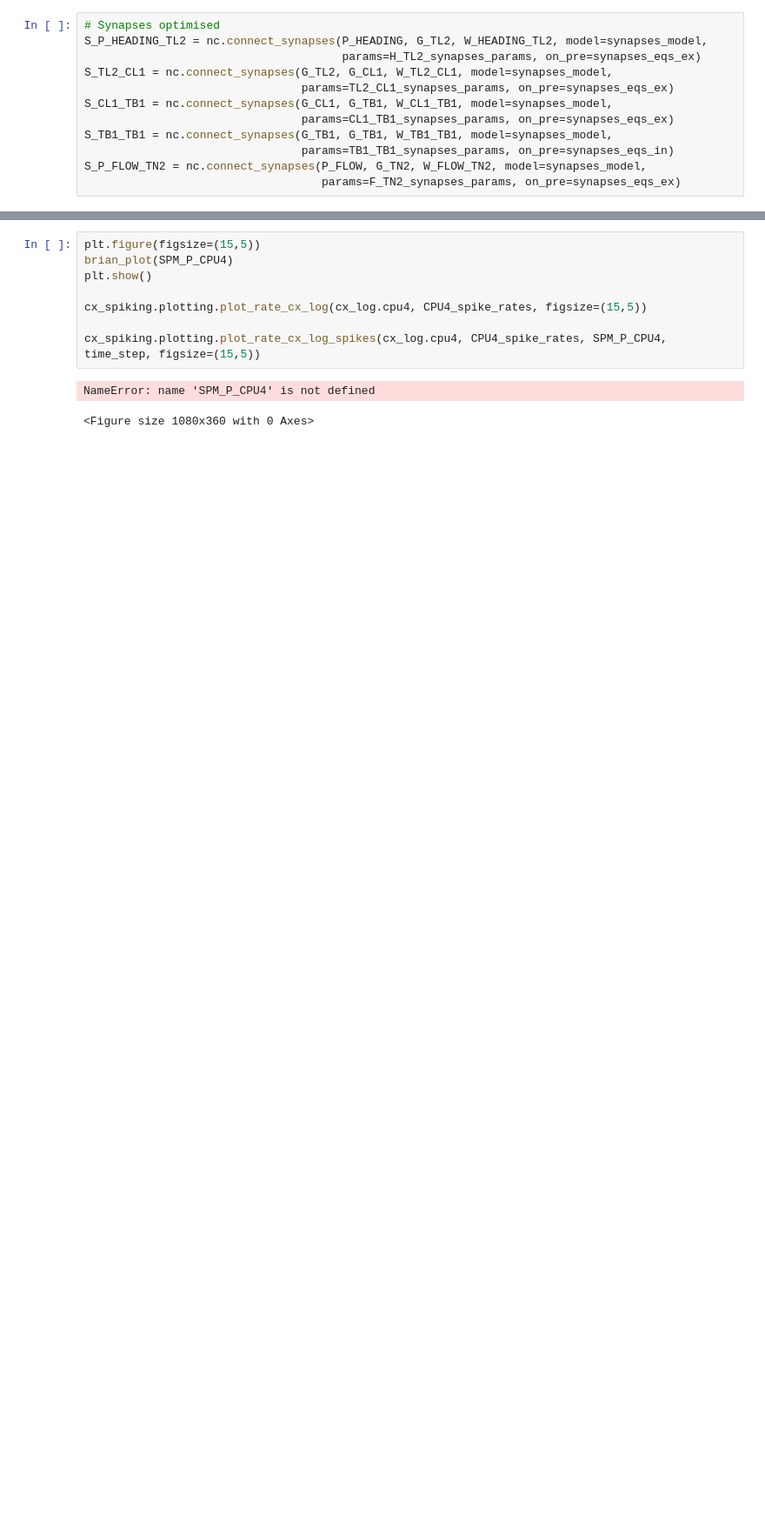
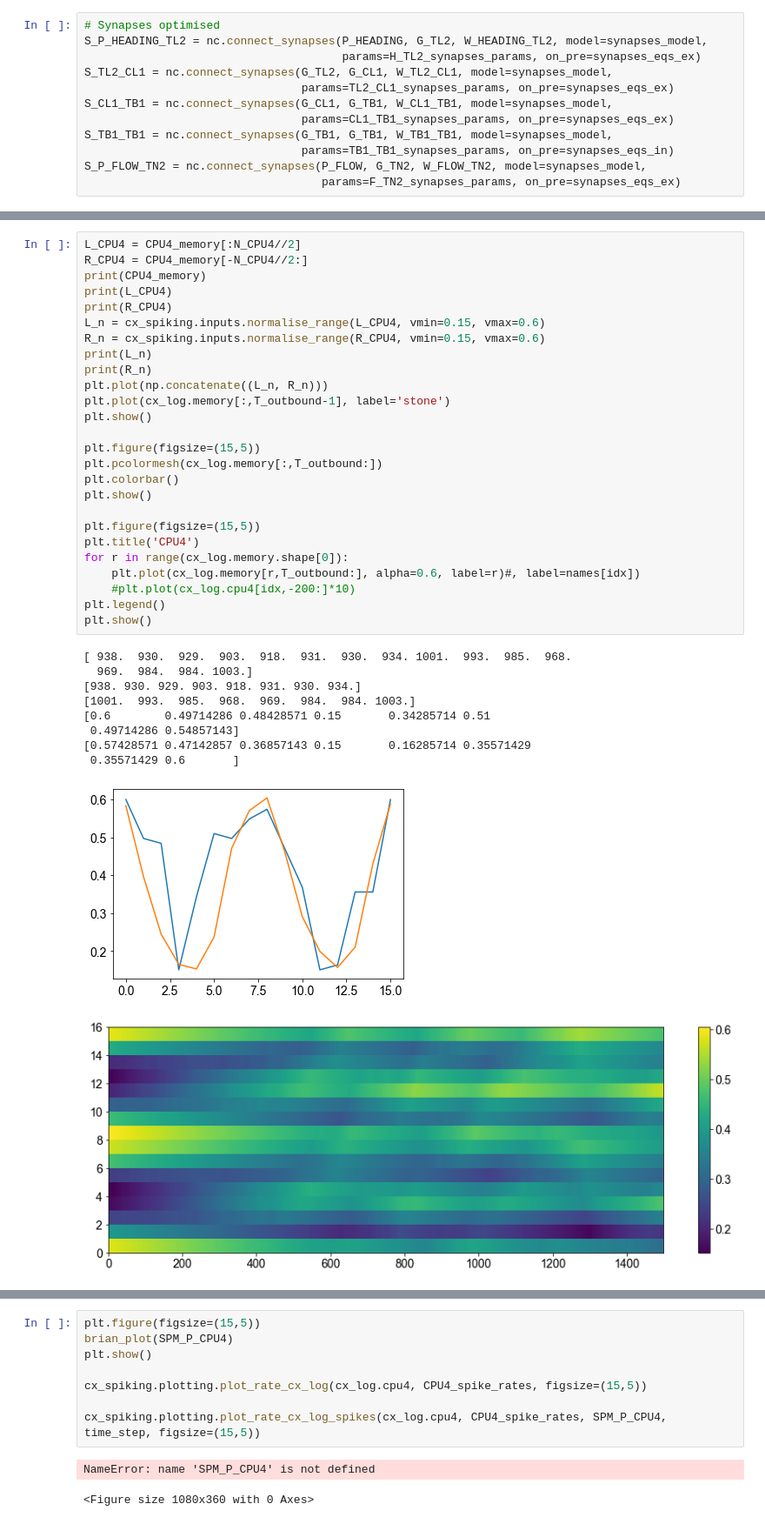
Before and after one commit to filippoferrari/CX_Path_Integration, a Jupyter notebook: notebooks/cpu4_analysis.ipynb, the cells around one changed output, grey strips where cells are left out. Shown at 87% size. Saved outputs shown, nothing was run; the diff lists cells and outputs as text; blank space fills up the shorter version.

```diff
--- a/notebooks/cpu4_analysis.ipynb
+++ b/notebooks/cpu4_analysis.ipynb
@@ -219,0 +206,37 @@ print(tmp.reshape((2,-1)))
+# %%
+L_CPU4 = CPU4_memory[:N_CPU4//2]
+R_CPU4 = CPU4_memory[-N_CPU4//2:]
+print(CPU4_memory)
+print(L_CPU4)
+print(R_CPU4)
+L_n = cx_spiking.inputs.normalise_range(L_CPU4, vmin=0.15, vmax=0.6)
+R_n = cx_spiking.inputs.normalise_range(R_CPU4, vmin=0.15, vmax=0.6)
+print(L_n)
+print(R_n)
+plt.plot(np.concatenate((L_n, R_n)))
+plt.plot(cx_log.memory[:,T_outbound-1], label='stone')
+plt.show()
+
+plt.figure(figsize=(15,5))
+plt.pcolormesh(cx_log.memory[:,T_outbound:])
+plt.colorbar()
+plt.show()
+
+plt.figure(figsize=(15,5))
+plt.title('CPU4')
+for r in range(cx_log.memory.shape[0]):
+    plt.plot(cx_log.memory[r,T_outbound:], alpha=0.6, label=r)#, label=names[idx])
+    #plt.plot(cx_log.cpu4[idx,-200:]*10)
+plt.legend()
+plt.show()
+# %% [output]
+[ 938.  930.  929.  903.  918.  931.  930.  934. 1001.  993.  985.  968.
+  969.  984.  984. 1003.]
+[938. 930. 929. 903. 918. 931. 930. 934.]
+[1001.  993.  985.  968.  969.  984.  984. 1003.]
+[0.6        0.49714286 0.48428571 0.15       0.34285714 0.51
+ 0.49714286 0.54857143]
+[0.57428571 0.47142857 0.36857143 0.15       0.16285714 0.35571429
+ 0.35571429 0.6       ]
+[figure, added]
+[figure, added]
```
Also changed, not shown: parts of 13 cells of this notebook, 1 other file.
